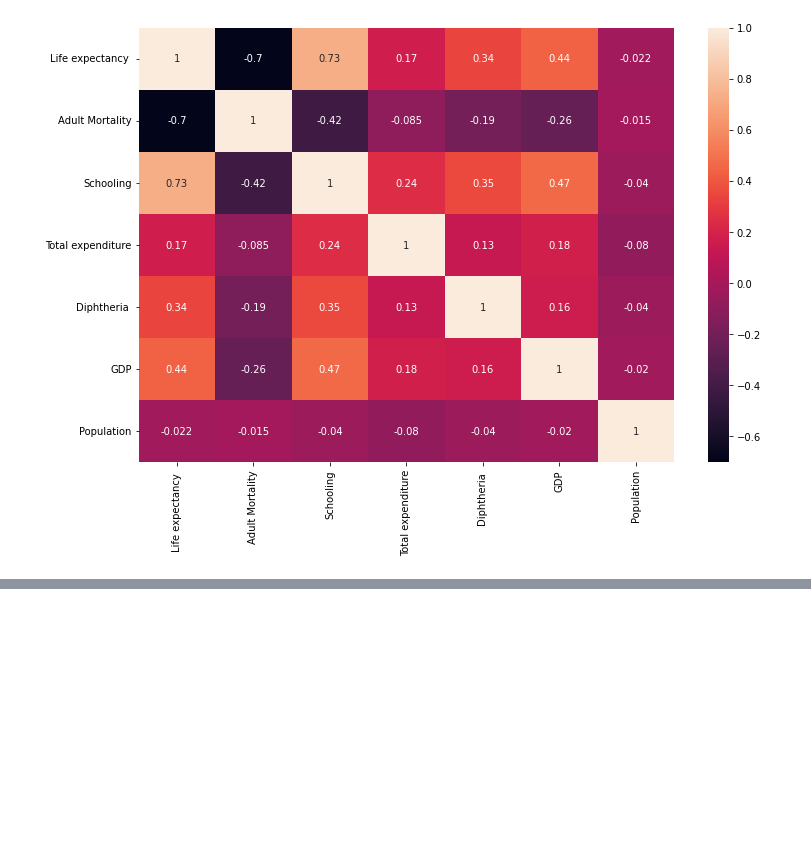
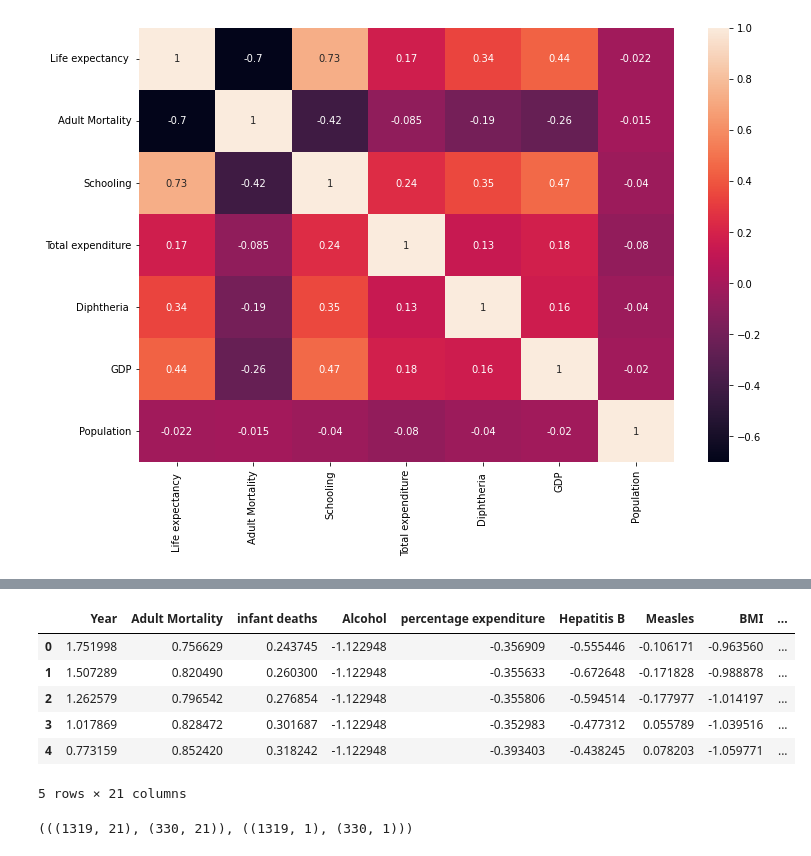
Before and after one commit to pradeep-charism/bigdata-analytics-ml, a Jupyter notebook: tensor-flow/tf-sequential-model.ipynb, the cells around one changed output, grey strips where cells are left out. Cells and saved outputs as stored; diff of their text form; code cells hidden in the pictures; blank space fills up the shorter version.

```diff
--- a/tensor-flow/tf-sequential-model.ipynb
+++ b/tensor-flow/tf-sequential-model.ipynb
@@ -114,0 +146,3 @@ plt.show()
+# %%
+categorical_features = features['Status'].copy()
+categorical_features.head()
@@ -114,0 +156,3 @@ plt.show()
+# %%
+categorical_features = pd.get_dummies(categorical_features)
+categorical_features.head()
@@ -114,0 +220,11 @@ plt.show()
+# %%
+processed_features = pd.concat([numeric_features, categorical_features], axis=1, sort=False)
+processed_features.head()
+# %% [output]
+|  | Year | Adult Mortality | infant deaths | Alcohol | percentage expenditure | Hepatitis B | Measles | BMI | ... |
+| 0 | 1.751998 | 0.756629 | 0.243745 | -1.122948 | -0.356909 | -0.555446 | -0.106171 | -0.963560 | ... |
+| 1 | 1.507289 | 0.820490 | 0.260300 | -1.122948 | -0.355633 | -0.672648 | -0.171828 | -0.988878 | ... |
+| 2 | 1.262579 | 0.796542 | 0.276854 | -1.122948 | -0.355806 | -0.594514 | -0.177977 | -1.014197 | ... |
+| 3 | 1.017869 | 0.828472 | 0.301687 | -1.122948 | -0.352983 | -0.477312 | 0.055789 | -1.039516 | ... |
+| 4 | 0.773159 | 0.852420 | 0.318242 | -1.122948 | -0.393403 | -0.438245 | 0.078203 | -1.059771 | ... |
+5 rows × 21 columns
@@ -114,0 +235,4 @@ plt.show()
+# %%
+(x_train.shape, x_test.shape), (y_train.shape, y_test.shape)
+# %% [output]
+(((1319, 21), (330, 21)), ((1319, 1), (330, 1)))
```
Also changed, not shown: parts of 13 cells of this notebook.
